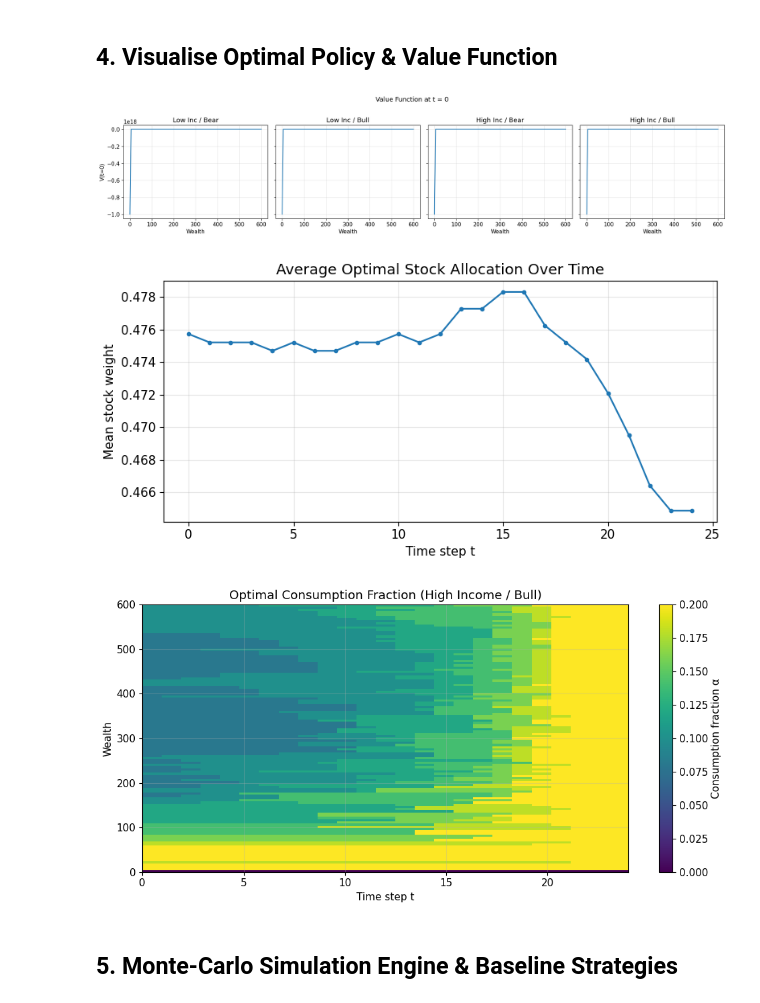
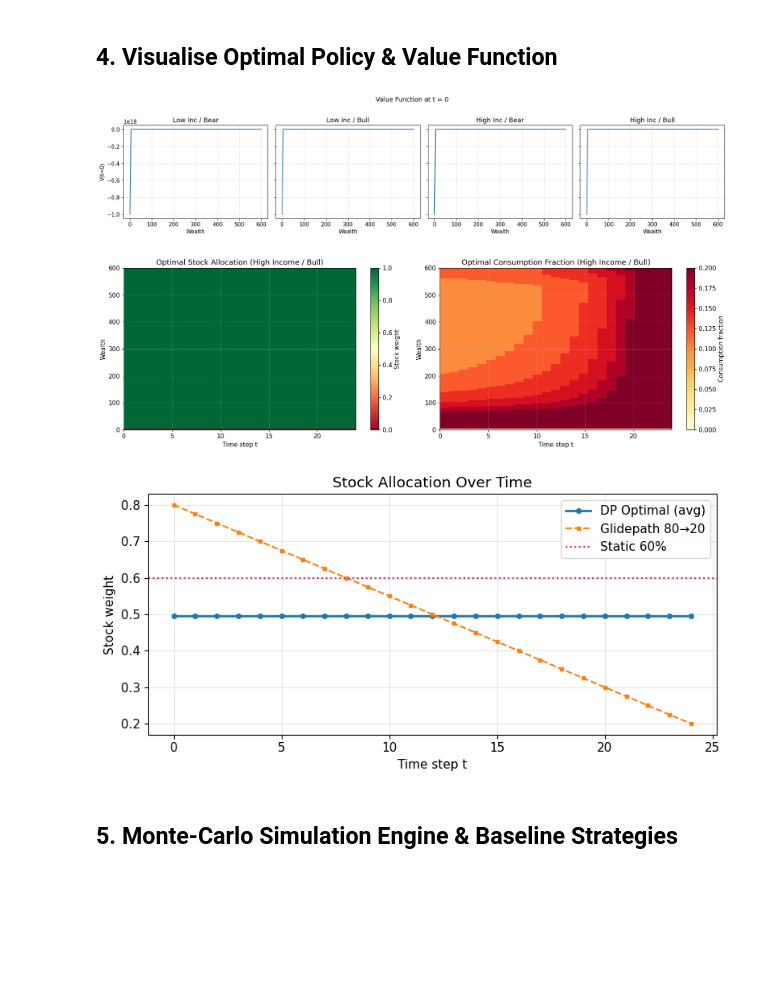
Before and after one commit to yuxiang-jack-zhang/CME241, a Jupyter notebook: project/phase2.ipynb, the cells around one changed output. Saved outputs shown, nothing was run; the diff lists cells and outputs as text; code cells hidden in the pictures; blank space fills up the shorter version.

```diff
--- a/project/phase2.ipynb
+++ b/project/phase2.ipynb
@@ -47,15 +30,15 @@ plt.rcParams.update({
 # %% [markdown]
 ## 1. Model Parameters & Spaces
 # %%
-# ── Horizon ──
+# Horizon
 T = 25
 
-# ── Wealth grid ──
+# Wealth grid
 N_WEALTH = 121
 W_MIN, W_MAX = 0.0, 600.0
 WEALTH_GRID = np.linspace(W_MIN, W_MAX, N_WEALTH)  # index 0..120
 
-# ── Income states  Y ∈ {0 = low, 1 = high} ──
+# Income states  Y ∈ {0 = low, 1 = high}
 N_INCOME = 2
 INCOME_VALS = np.array([5.0, 20.0])
 INCOME_TRANS = np.array([
@@ -63,14 +46,14 @@ INCOME_TRANS = np.array([
     [0.3, 0.7],   # from high
 ])
 
-# ── Regime states  Z ∈ {0 = bear, 1 = bull} ──
+# Regime states  Z ∈ {0 = bear, 1 = bull}
 N_REGIME = 2
 REGIME_TRANS = np.array([
     [0.6, 0.4],   # from bear
     [0.3, 0.7],   # from bull
 ])
 
-# ── Asset return scenarios per regime (stocks, bonds, cash) ──
+# Asset return scenarios per regime (stocks, bonds, cash)
 # 3 scenarios per regime, each with a probability and a 3-vector of gross returns
 RETURN_SCENARIOS = {
     0: {  # bear regime
@@ -92,7 +75,7 @@ RETURN_SCENARIOS = {
 }
 N_RETURN_SCENARIOS = 3
 
-# ── Actions ──
+# Actions
 CONS_FRACTIONS = np.array([0.00, 0.02, 0.04, 0.06, 0.08, 0.10, 0.12, 0.14, 0.16, 0.18, 0.20])
 N_CONS = len(CONS_FRACTIONS)
 
@@ -108,9 +91,9 @@ assert N_ALLOC == 15
 
 N_ACTIONS = N_CONS * N_ALLOC  # 75
 
-# ── Preferences ──
+# Preferences
 GAMMA = 2.0   # CRRA risk-aversion
-BETA  = 1.0   # discount factor
+BETA  = 0.96  # discount factor
 
 print(f"Horizon T          = {T}")
 print(f"Wealth grid points = {N_WEALTH}")
@@ -246,49 +225,64 @@ DP completed in 0.3s
 # %% [markdown]
 ## 4. Visualise Optimal Policy & Value Function
 # %%
-# ── Value function at t=0 for each (income, regime) pair ──
+# Value function at t=0 for each (income, regime) pair
 fig, axes = plt.subplots(1, 4, figsize=(18, 4), sharey=True)
 labels = [("Low Inc / Bear", 0, 0), ("Low Inc / Bull", 0, 1),
           ("High Inc / Bear", 1, 0), ("High Inc / Bull", 1, 1)]
 
 for ax, (label, yi, zi) in zip(axes, labels):
     ax.plot(WEALTH_GRID, V[0, :, yi, zi])
     ax.set_title(label)
     ax.set_xlabel("Wealth")
 axes[0].set_ylabel("V(t=0)")
 fig.suptitle("Value Function at t = 0", fontsize=13, y=1.02)
 plt.tight_layout()
 plt.show()
 
-# ── Optimal stock allocation over time (averaged over wealth grid) ──
+# Policy heatmaps: stock allocation + consumption fraction (High Income / Bull)
+fig, axes = plt.subplots(1, 2, figsize=(16, 5))
+
+stock_map = ALLOC_ARRAY[policy_alloc[:, :, 1, 1], 0].T
+im1 = axes[0].imshow(stock_map, aspect="auto", origin="lower",
+                      extent=[0, T - 1, W_MIN, W_MAX], cmap="RdYlGn", vmin=0, vmax=1)
+axes[0].set_xlabel("Time step t")
+axes[0].set_ylabel("Wealth")
+axes[0].set_title("Optimal Stock Allocation (High Income / Bull)")
+plt.colorbar(im1, ax=axes[0], label="Stock weight")
+
+cons_map = CONS_FRACTIONS[policy_cons[:, :, 1, 1]].T
+im2 = axes[1].imshow(cons_map, aspect="auto", origin="lower",
+                      extent=[0, T - 1, W_MIN, W_MAX], cmap="YlOrRd")
+axes[1].set_xlabel("Time step t")
+axes[1].set_ylabel("Wealth")
+axes[1].set_title("Optimal Consumption Fraction (High Income / Bull)")
+plt.colorbar(im2, ax=axes[1], label="Consumption fraction")
+
+plt.tight_layout()
+plt.show()
+
+# Average stock allocation over time + comparison with baselines
 avg_stock = np.zeros(T)
 for t in range(T):
     stock_weights = ALLOC_ARRAY[policy_alloc[t, :, :, :].ravel(), 0]
     avg_stock[t] = stock_weights.mean()
 
+glide_stocks = [0.80 - 0.60 * t / (T - 1) for t in range(T)]
+
 fig, ax = plt.subplots(figsize=(8, 4))
-ax.plot(range(T), avg_stock, marker="o", markersize=3)
+ax.plot(range(T), avg_stock, "o-", markersize=4, label="DP Optimal (avg)", linewidth=2)
+ax.plot(range(T), glide_stocks, "s--", markersize=3, label="Glidepath 80→20", linewidth=1.5)
+ax.axhline(0.60, color="#E91E63", linestyle=":", linewidth=1.5, label="Static 60%")
 ax.set_xlabel("Time step t")
-ax.set_ylabel("Mean stock weight")
-ax.set_title("Average Optimal Stock Allocation Over Time")
+ax.set_ylabel("Stock weight")
+ax.set_title("Stock Allocation Over Time")
+ax.legend()
 plt.tight_layout()
 plt.show()
-
-# ── Optimal consumption fraction heatmap (y=1, z=1) ──
-cons_map = CONS_FRACTIONS[policy_cons[:, :, 1, 1]].T   # (wealth, time)
-fig, ax = plt.subplots(figsize=(10, 5))
-im = ax.imshow(cons_map, aspect="auto", origin="lower",
-               extent=[0, T - 1, W_MIN, W_MAX], cmap="viridis")
-ax.set_xlabel("Time step t")
-ax.set_ylabel("Wealth")
-ax.set_title("Optimal Consumption Fraction (High Income / Bull)")
-plt.colorbar(im, ax=ax, label="Consumption fraction α")
-plt.tight_layout()
-plt.show()
 # %% [output]
 [figure]
-[figure, old version]
+[figure, new version]
-[figure, old version]
+[figure, new version]
 # %% [markdown]
 ## 5. Monte-Carlo Simulation Engine & Baseline Strategies
 # %%
```
Also changed, not shown: parts of 10 cells of this notebook, 1 other file.
